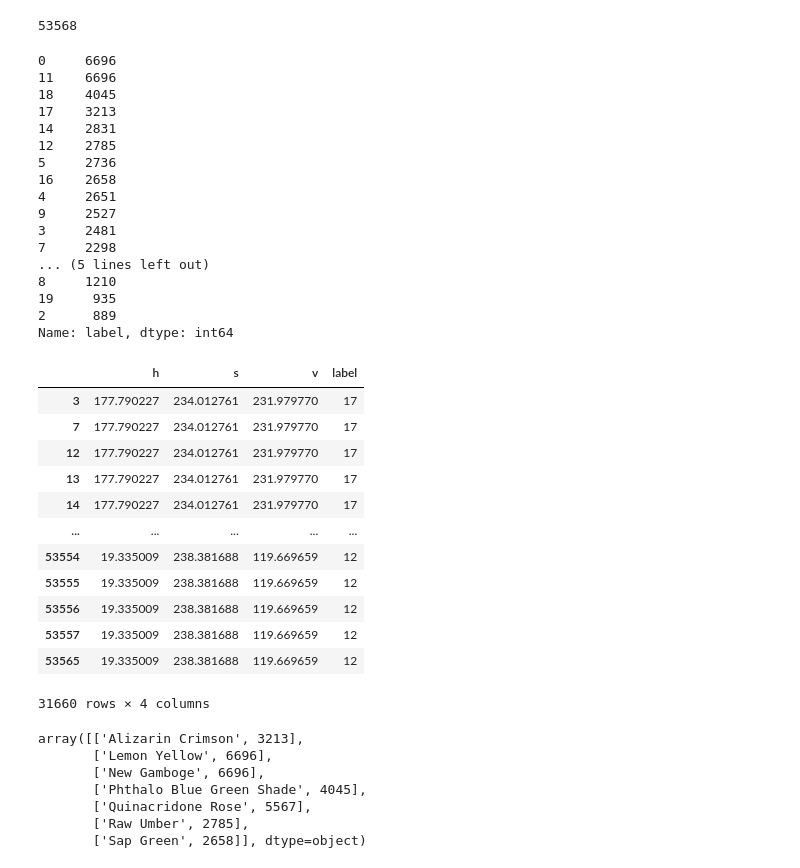
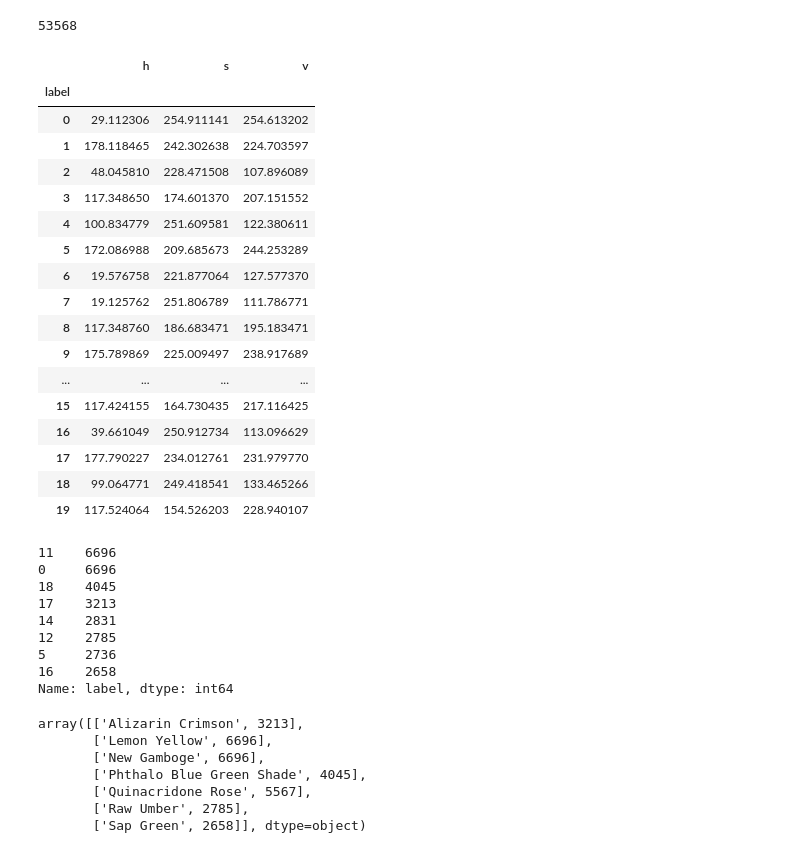
Before and after one commit to skyelong/Insight_Project_old, a Jupyter notebook: testing/validating_shiftedh_model.ipynb, the cells around one changed output. Cells and saved outputs as stored; diff of their text form; code cells hidden in the pictures.

```diff
--- a/testing/validating_shiftedh_model.ipynb
+++ b/testing/validating_shiftedh_model.ipynb
@@ -82,50 +82,48 @@ len(pixels_shift)
 53568
 # %%
 from sklearn.cluster import KMeans
-kmeans = KMeans(n_clusters=20, random_state=0).fit(pixels_shift)
+kmeans = KMeans(n_clusters=20, random_state=0)
+kmeans.fit(pixels_shift)
 image2show = kmeans.cluster_centers_[kmeans.labels_]
 # %%
 kmeans_df = pd.DataFrame(image2show, columns=['h','s','v'])
 # %%
 kmeans_df['label'] = kmeans.labels_
 # %%
-kmeans_df.label.value_counts()
+kmeans_df.groupby('label').mean()
 # %% [output]
-0     6696
-11    6696
-18    4045
-17    3213
-14    2831
-12    2785
-5     2736
-16    2658
-4     2651
-9     2527
-3     2481
-7     2298
-... (5 lines left out)
-8     1210
-19     935
-2      889
-Name: label, dtype: int64
+|  | h | s | v |
+| label |  |  |  |
+| 0 | 29.112306 | 254.911141 | 254.613202 |
+| 1 | 178.118465 | 242.302638 | 224.703597 |
+| 2 | 48.045810 | 228.471508 | 107.896089 |
+| 3 | 117.348650 | 174.601370 | 207.151552 |
+| 4 | 100.834779 | 251.609581 | 122.380611 |
+| 5 | 172.086988 | 209.685673 | 244.253289 |
+| 6 | 19.576758 | 221.877064 | 127.577370 |
+| 7 | 19.125762 | 251.806789 | 111.786771 |
+| 8 | 117.348760 | 186.683471 | 195.183471 |
+| 9 | 175.789869 | 225.009497 | 238.917689 |
+| ... | ... | ... | ... |
+| 15 | 117.424155 | 164.730435 | 217.116425 |
+| 16 | 39.661049 | 250.912734 | 113.096629 |
+| 17 | 177.790227 | 234.012761 | 231.979770 |
+| 18 | 99.064771 | 249.418541 | 133.465266 |
+| 19 | 117.524064 | 154.526203 | 228.940107 |
 # %%
 kmeans_top = kmeans_df[(kmeans_df['label'] == 0) | (kmeans_df['label'] == 11)| (kmeans_df['label'] == 18)| (kmeans_df['label'] == 17)| (kmeans_df['label'] == 14)| (kmeans_df['label'] == 12)| (kmeans_df['label'] == 5)| (kmeans_df['label'] == 16)]
 # %%
-kmeans_top
+kmeans_top.label.value_counts()
 # %% [output]
-|  | h | s | v | label |
-| 3 | 177.790227 | 234.012761 | 231.979770 | 17 |
-| 7 | 177.790227 | 234.012761 | 231.979770 | 17 |
-| 12 | 177.790227 | 234.012761 | 231.979770 | 17 |
-| 13 | 177.790227 | 234.012761 | 231.979770 | 17 |
-| 14 | 177.790227 | 234.012761 | 231.979770 | 17 |
-| ... | ... | ... | ... | ... |
-| 53554 | 19.335009 | 238.381688 | 119.669659 | 12 |
-| 53555 | 19.335009 | 238.381688 | 119.669659 | 12 |
-| 53556 | 19.335009 | 238.381688 | 119.669659 | 12 |
-| 53557 | 19.335009 | 238.381688 | 119.669659 | 12 |
-| 53565 | 19.335009 | 238.381688 | 119.669659 | 12 |
-31660 rows × 4 columns
+11    6696
+0     6696
+18    4045
+17    3213
+14    2831
+12    2785
+5     2736
+16    2658
+Name: label, dtype: int64
 # %%
 X = kmeans_top[['h','s','v']]
 # %%
```
Also changed, not shown: 3 other files.
